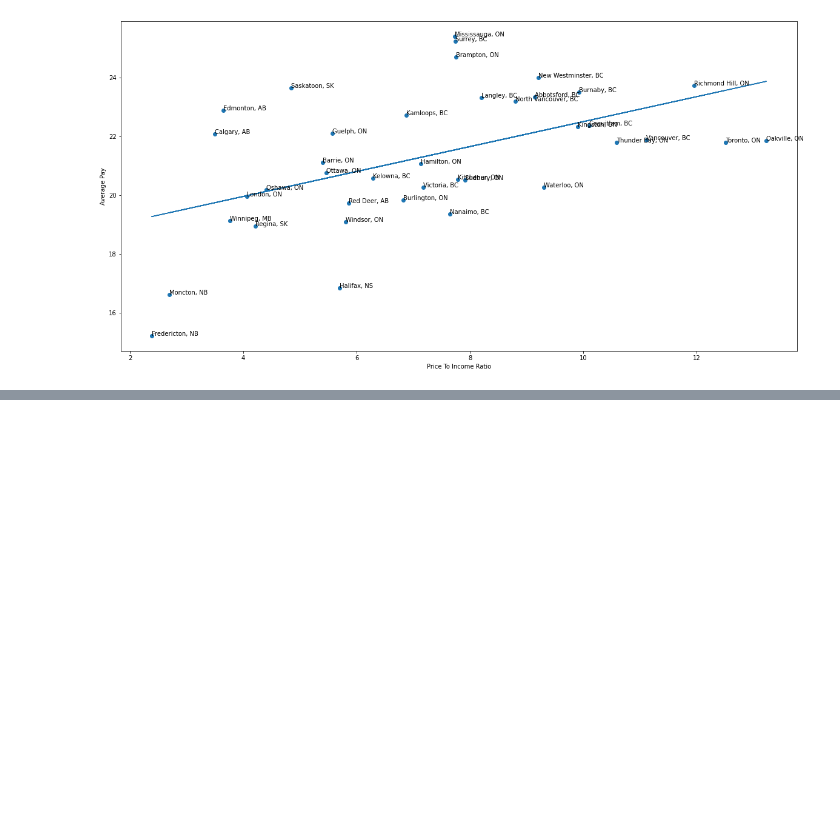
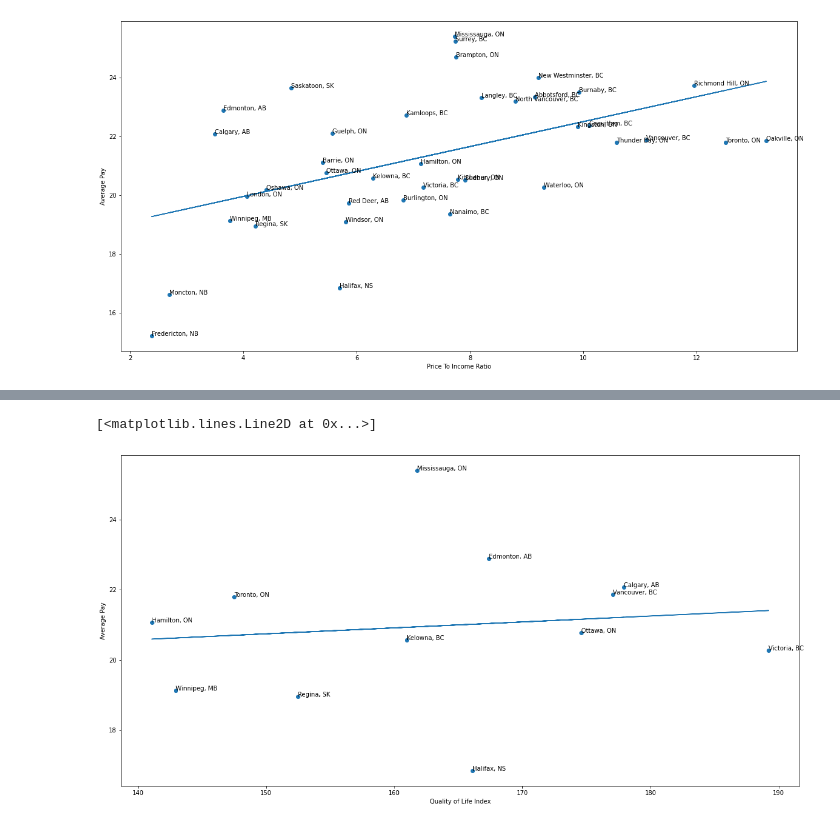
Before and after one commit to ChristopheTran/Canadian-Jobs-Amid-a-Pandemic, a Jupyter notebook: Playground.ipynb, the cells around one changed output, grey strips where cells are left out. Drawn from its saved outputs; the diff is of its cells as text; code cells hidden in the pictures; blank space fills up the shorter version.

```diff
--- a/Playground.ipynb
+++ b/Playground.ipynb
@@ -155,0 +182,20 @@ ax.plot(answer_dataframe[independent_column], m*answer_dataframe[independent_col
+# %%
+#Do cities with higher quality of life also have higher job pay?
+numbeo_key2 = "Quality of Life"
+quality_of_life_merged = pd.merge(jobs_noc_merged, numbeo[numbeo_key2], on="City", how="inner")
+
+quality_of_life_merged = quality_of_life_merged[quality_of_life_merged["PayUnit"] == "HOUR"]
+city_pay = {"City":[], "Average Pay":[]}
+for city, group in quality_of_life_merged.groupby("City"):
+    group["MinPay"] = group["MinPay"].astype(np.float64)
+    city_pay["City"].append(city)
+    city_pay["Average Pay"].append(group["MinPay"].mean())
+city_pay = pd.DataFrame(city_pay)
+qol_answer_dataframe = pd.merge(city_pay, numbeo[numbeo_key2], on="City", how="inner")
+
+independent_column = "Quality of Life Index"
+dependent_column = "Average Pay"
+
+#Correlation
+method = "spearman"
+qol_answer_dataframe.corr(method=method)
@@ -155,0 +214,19 @@ ax.plot(answer_dataframe[independent_column], m*answer_dataframe[independent_col
+# %%
+#Do cities with higher quality of life also have higher job pay? (continued)
+
+#Visualize
+fig, ax = plt.subplots(figsize=(20, 10))
+ax.scatter(qol_answer_dataframe[independent_column], qol_answer_dataframe[dependent_column])
+ax.set_xlabel(independent_column)
+ax.set_ylabel(dependent_column)
+
+# #Add labels
+for i, txt in enumerate(qol_answer_dataframe["City"]):
+    ax.annotate(txt, (qol_answer_dataframe[independent_column][i], qol_answer_dataframe[dependent_column][i]))
+
+# #Line of best fit
+m, b = np.polyfit(qol_answer_dataframe[independent_column], qol_answer_dataframe[dependent_column], 1)
+ax.plot(qol_answer_dataframe[independent_column], m*qol_answer_dataframe[independent_column]+b)
+# %% [output]
+[<matplotlib.lines.Line2D at 0x...>]
+[figure, added]
```
Also changed, not shown: parts of 6 cells of this notebook.
